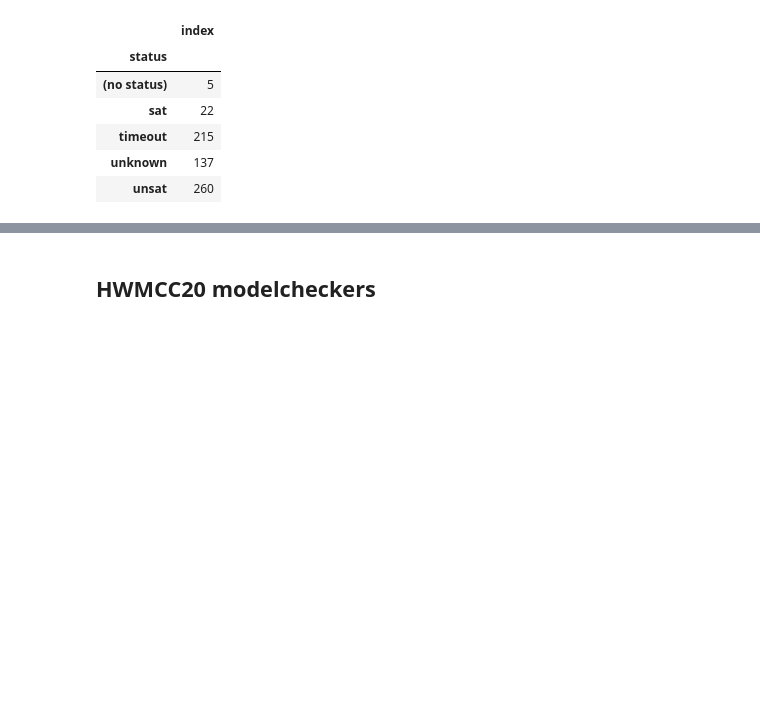
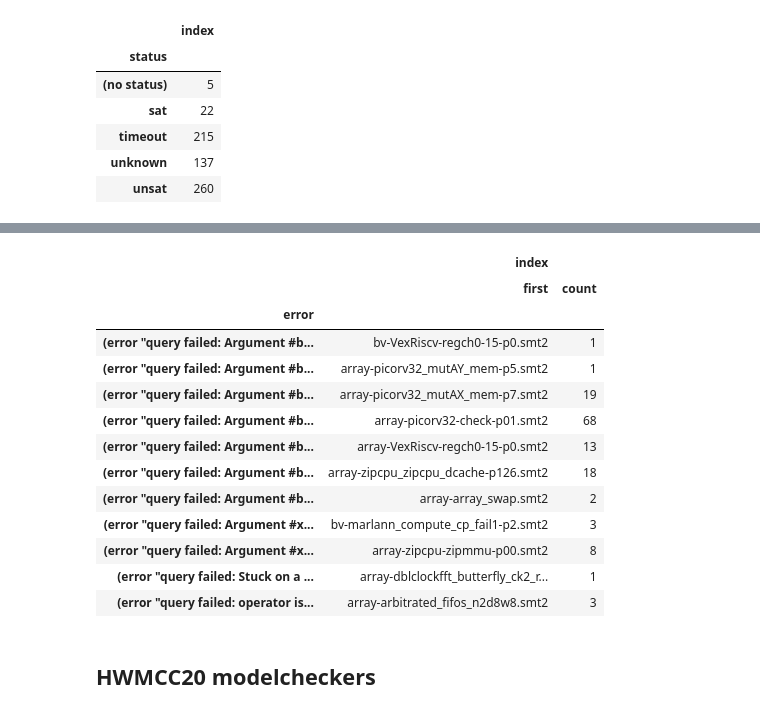
Before and after one commit to stepwise-alan/exp-hwmcc, a Jupyter notebook: jupyter/gspacer-hwmcc20-rules-oct29/analysis.ipynb, the cells around one changed output, grey strips where cells are left out. Drawn from its saved outputs; the diff is of its cells as text; code cells hidden in the pictures; blank space fills up the shorter version.

```diff
--- a/jupyter/gspacer-hwmcc20-rules-oct29/analysis.ipynb
+++ b/jupyter/gspacer-hwmcc20-rules-oct29/analysis.ipynb
@@ -68,3 +79,20 @@ df.query('status == "(no status)"')[['index', 'time', 'memory', 'status']].sort_
+# %%
+unknown_df.groupby('error')[['index']].agg(['first', 'count'])
+# %% [output]
+|  | index |  |
+|  | first | count |
+| error |  |  |
+| (error "query failed: Argument #b... | bv-VexRiscv-regch0-15-p0.smt2 | 1 |
+| (error "query failed: Argument #b... | array-picorv32_mutAY_mem-p5.smt2 | 1 |
+| (error "query failed: Argument #b... | array-picorv32_mutAX_mem-p7.smt2 | 19 |
+| (error "query failed: Argument #b... | array-picorv32-check-p01.smt2 | 68 |
+| (error "query failed: Argument #b... | array-VexRiscv-regch0-15-p0.smt2 | 13 |
+| (error "query failed: Argument #b... | array-zipcpu_zipcpu_dcache-p126.smt2 | 18 |
+| (error "query failed: Argument #b... | array-array_swap.smt2 | 2 |
+| (error "query failed: Argument #x... | bv-marlann_compute_cp_fail1-p2.smt2 | 3 |
+| (error "query failed: Argument #x... | array-zipcpu-zipmmu-p00.smt2 | 8 |
+| (error "query failed: Stuck on a ... | array-dblclockfft_butterfly_ck2_r... | 1 |
+| (error "query failed: operator is... | array-arbitrated_fifos_n2d8w8.smt2 | 3 |
 # %% [markdown]
 ## HWMCC20 modelcheckers
 # %%
```
Also changed, not shown: parts of 26 cells of this notebook.
